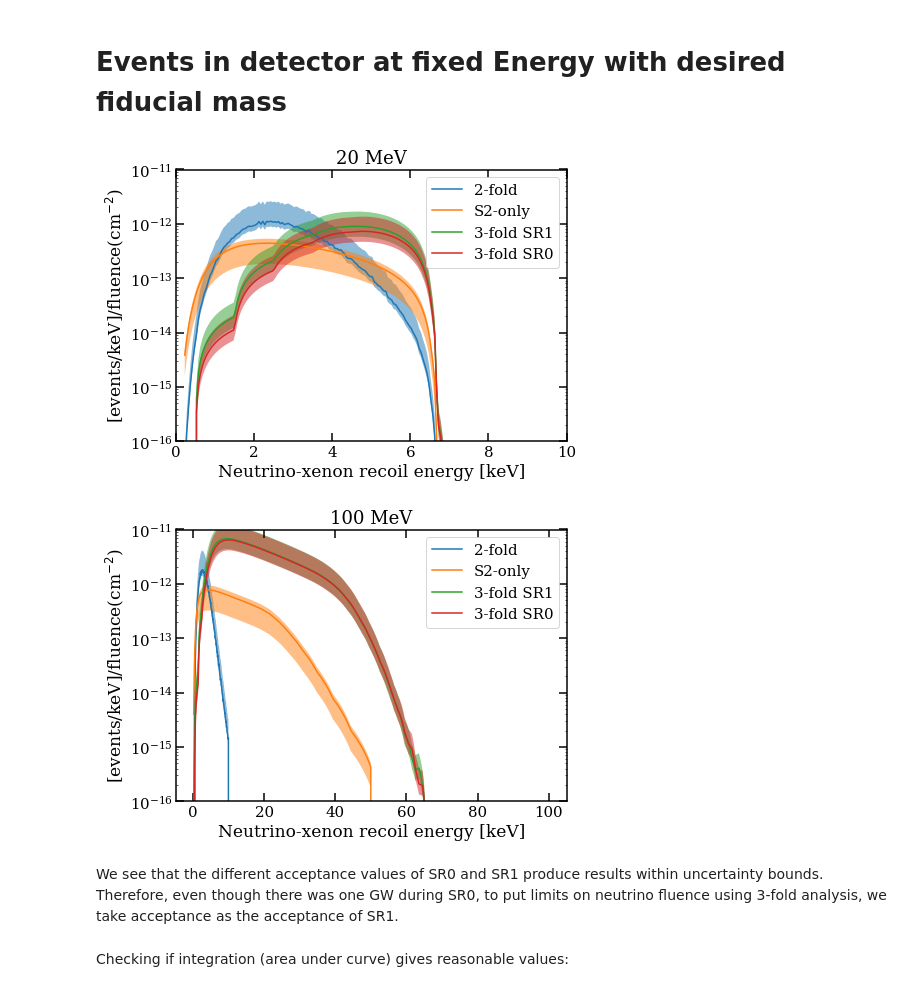
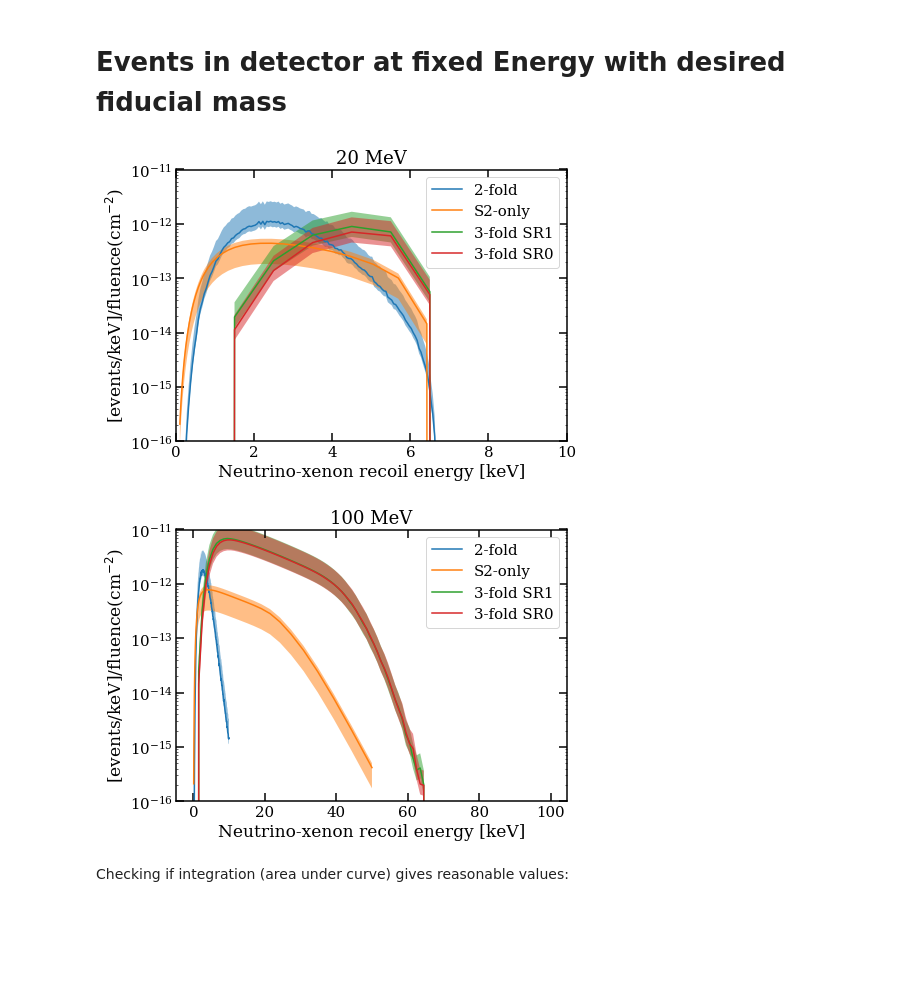
Before and after one commit to XENON1T/Gravitational-Waves, a Jupyter notebook: CEvNS+Neutrino+limit.ipynb, the cells around one changed output. Cells and saved outputs as stored; diff of their text form; code cells hidden in the pictures; blank space fills up the shorter version.

```diff
--- a/CEvNS+Neutrino+limit.ipynb
+++ b/CEvNS+Neutrino+limit.ipynb
@@ -551,3 +538,0 @@ array([1.12986795e-15, 5.66130793e-16, 3.04803560e-16, 1.17604744e-16,
-# %%
-for xe in NaturalXe:
-    print(xe.MaxRecoilEnergy(20*MeV))
@@ -634,58 +592,63 @@ plt.show()
 # %%
 fig, ax = plt.subplots(1, 1, figsize=(7,5))
 
-
+er = energy_2fold
 tot_rate = np.array([sum([xe.dRatedErecoil(x, 20*MeV) for xe in NaturalXe]) * accept_2fold(x) for x in er])
 tot_rate_low = tot_rate*modification_low
 tot_rate_up = tot_rate*modification_up
 ax.semilogy(er / keV, tot_rate * 1.04 * ton/ keV**(-1), label="2-fold")
 plt.fill_between(er / keV, tot_rate_low * ton / (keV**(-1)), tot_rate_up * ton / (keV**(-1)), alpha = 0.5)
 
+er = energy_S2only
 tot_rate = np.array([sum([xe.dRatedErecoil(x, 20*MeV) for xe in NaturalXe]) * accept_S2only(x) for x in er])
 tot_rate_low = tot_rate*modification_low
 tot_rate_up = tot_rate*modification_up
 ax.semilogy(er / keV, tot_rate * 2.004 * ton/ keV**(-1) , label="S2-only")
 plt.fill_between(er / keV, tot_rate_low * ton / (keV**(-1)), tot_rate_up * ton / (keV**(-1)), alpha = 0.5)
 
+er = energy_3fold
 tot_rate = np.array([sum([xe.dRatedErecoil(x, 20*MeV) for xe in NaturalXe]) * accept_3fold_SR1(x) for x in er])
 tot_rate_low = tot_rate*modification_low
 tot_rate_up = tot_rate*modification_up
 ax.semilogy(er / keV, tot_rate * 1.3 * ton/ keV**(-1), label="3-fold SR1")
 plt.fill_between(er / keV, tot_rate_low * ton / (keV**(-1)), tot_rate_up * ton / (keV**(-1)), alpha = 0.5)
 tot_rate = np.array([sum([xe.dRatedErecoil(x, 20*MeV) for xe in NaturalXe]) * accept_3fold_SR0(x) for x in er])
 tot_rate_low = tot_rate*modification_low
 tot_rate_up = tot_rate*modification_up
 ax.semilogy(er / keV, tot_rate * 1.3 * ton/ keV**(-1), label="3-fold SR0")
 plt.fill_between(er / keV, tot_rate_low * ton / (keV**(-1)), tot_rate_up * ton / (keV**(-1)), alpha = 0.5)
 
 
 ax.legend()
 ax.set_title(r"20 MeV")
 ax.set_ylim([1e-16, 1e-11])
 ax.set_xlim([0, 10])
 ax.set_xlabel("Neutrino-xenon recoil energy [keV]")
 ax.set_ylabel(r"[events/keV]/fluence(cm$^{-2}$)")
 ax.yaxis.set_ticks_position('both')
 ax.xaxis.set_ticks_position('both')
 
 plt.show()
 # %% [output]
-[figure, old version]
+[figure, new version]
 # %%
 fig, ax = plt.subplots(1, 1, figsize=(7,5))
 
+er = energy_2fold
 tot_rate = np.array([sum([xe.dRatedErecoil(x, 100*MeV) for xe in NaturalXe]) * accept_2fold(x) for x in er])
 tot_rate_low = tot_rate*modification_low
 tot_rate_up = tot_rate*modification_up
 ax.semilogy(er / keV, tot_rate * 1.04 * ton/ keV**(-1), label="2-fold")
 plt.fill_between(er / keV, tot_rate_low * ton / (keV**(-1)), tot_rate_up * ton / (keV**(-1)), alpha = 0.5)
 
+er = energy_S2only
 tot_rate = np.array([sum([xe.dRatedErecoil(x, 100*MeV) for xe in NaturalXe]) * accept_S2only(x) for x in er])
 tot_rate_low = tot_rate*modification_low
 tot_rate_up = tot_rate*modification_up
 ax.semilogy(er / keV, tot_rate * 2.004 * ton/ keV**(-1) , label="S2-only")
 plt.fill_between(er / keV, tot_rate_low * ton / (keV**(-1)), tot_rate_up * ton / (keV**(-1)), alpha = 0.5)
 
+er = energy_3fold
 tot_rate = np.array([sum([xe.dRatedErecoil(x, 100*MeV) for xe in NaturalXe]) * accept_3fold_SR1(x) for x in er])
 tot_rate_low = tot_rate*modification_low
 tot_rate_up = tot_rate*modification_up
@@ -709,9 +672,7 @@ ax.xaxis.set_ticks_position('both')
 
 plt.show()
 # %% [output]
-[figure, old version]
+[figure, new version]
-# %% [markdown]
-We see that the different acceptance values of SR0 and SR1 produce results within uncertainty bounds. Therefore, even though there was one GW during SR0, to put limits on neutrino fluence using 3-fold analysis, we take acceptance as the acceptance of SR1.
 # %% [markdown]
 Checking if integration (area under curve) gives reasonable values:
 # %%
```
Also changed, not shown: parts of 39 cells of this notebook.
